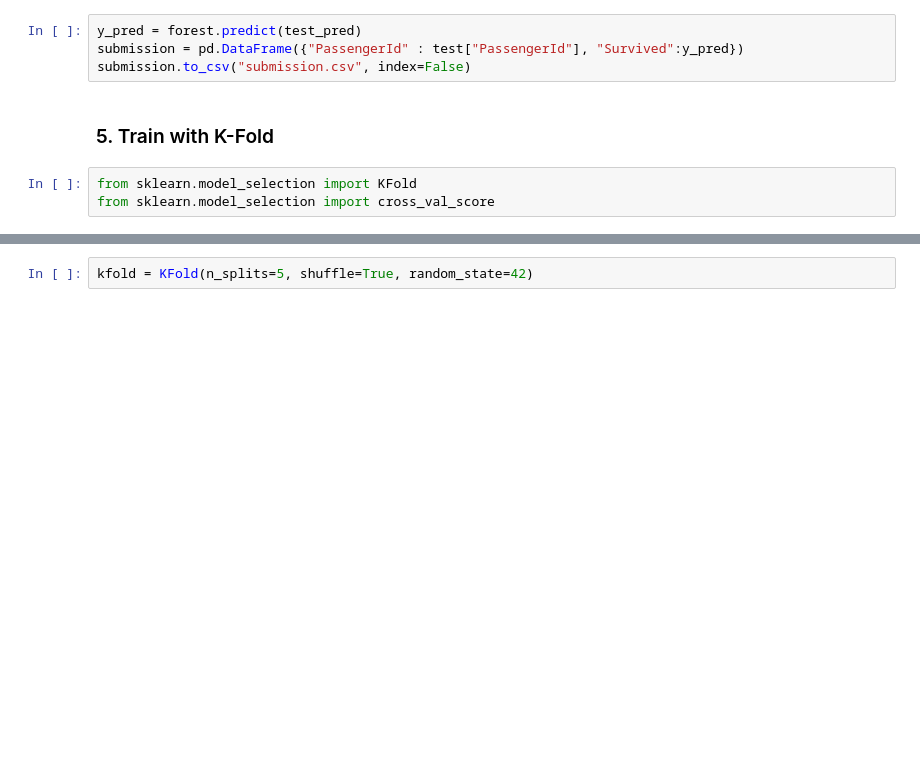
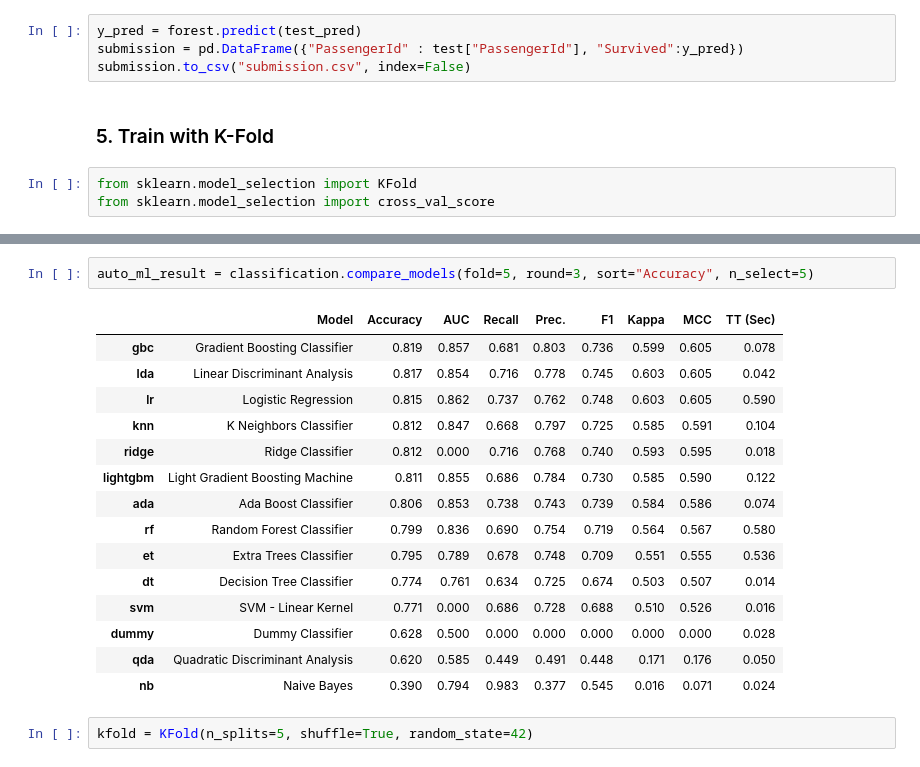
Before and after one commit to psrpsj/Titanic, a Jupyter notebook: titanic.ipynb, the cells around one changed output, grey strips where cells are left out. Saved outputs shown, nothing was run; the diff lists cells and outputs as text; blank space fills up the shorter version.

Commit message:
add AutoML

```diff
--- a/titanic.ipynb
+++ b/titanic.ipynb
@@ -391,3 +429,21 @@ from sklearn.model_selection import cross_val_score
+# %%
+auto_ml_result = classification.compare_models(fold=5, round=3, sort="Accuracy", n_select=5)
+# %% [output]
+|  | Model | Accuracy | AUC | Recall | Prec. | F1 | Kappa | MCC | TT (Sec) |
+| gbc | Gradient Boosting Classifier | 0.819 | 0.857 | 0.681 | 0.803 | 0.736 | 0.599 | 0.605 | 0.078 |
+| lda | Linear Discriminant Analysis | 0.817 | 0.854 | 0.716 | 0.778 | 0.745 | 0.603 | 0.605 | 0.042 |
+| lr | Logistic Regression | 0.815 | 0.862 | 0.737 | 0.762 | 0.748 | 0.603 | 0.605 | 0.590 |
+| knn | K Neighbors Classifier | 0.812 | 0.847 | 0.668 | 0.797 | 0.725 | 0.585 | 0.591 | 0.104 |
+| ridge | Ridge Classifier | 0.812 | 0.000 | 0.716 | 0.768 | 0.740 | 0.593 | 0.595 | 0.018 |
+| lightgbm | Light Gradient Boosting Machine | 0.811 | 0.855 | 0.686 | 0.784 | 0.730 | 0.585 | 0.590 | 0.122 |
+| ada | Ada Boost Classifier | 0.806 | 0.853 | 0.738 | 0.743 | 0.739 | 0.584 | 0.586 | 0.074 |
+| rf | Random Forest Classifier | 0.799 | 0.836 | 0.690 | 0.754 | 0.719 | 0.564 | 0.567 | 0.580 |
+| et | Extra Trees Classifier | 0.795 | 0.789 | 0.678 | 0.748 | 0.709 | 0.551 | 0.555 | 0.536 |
+| dt | Decision Tree Classifier | 0.774 | 0.761 | 0.634 | 0.725 | 0.674 | 0.503 | 0.507 | 0.014 |
+| svm | SVM - Linear Kernel | 0.771 | 0.000 | 0.686 | 0.728 | 0.688 | 0.510 | 0.526 | 0.016 |
+| dummy | Dummy Classifier | 0.628 | 0.500 | 0.000 | 0.000 | 0.000 | 0.000 | 0.000 | 0.028 |
+| qda | Quadratic Discriminant Analysis | 0.620 | 0.585 | 0.449 | 0.491 | 0.448 | 0.171 | 0.176 | 0.050 |
+| nb | Naive Bayes | 0.390 | 0.794 | 0.983 | 0.377 | 0.545 | 0.016 | 0.071 | 0.024 |
 # %%
 kfold = KFold(n_splits=5, shuffle=True, random_state=42)
 # %%
```
Also changed, not shown: parts of 8 cells of this notebook.
